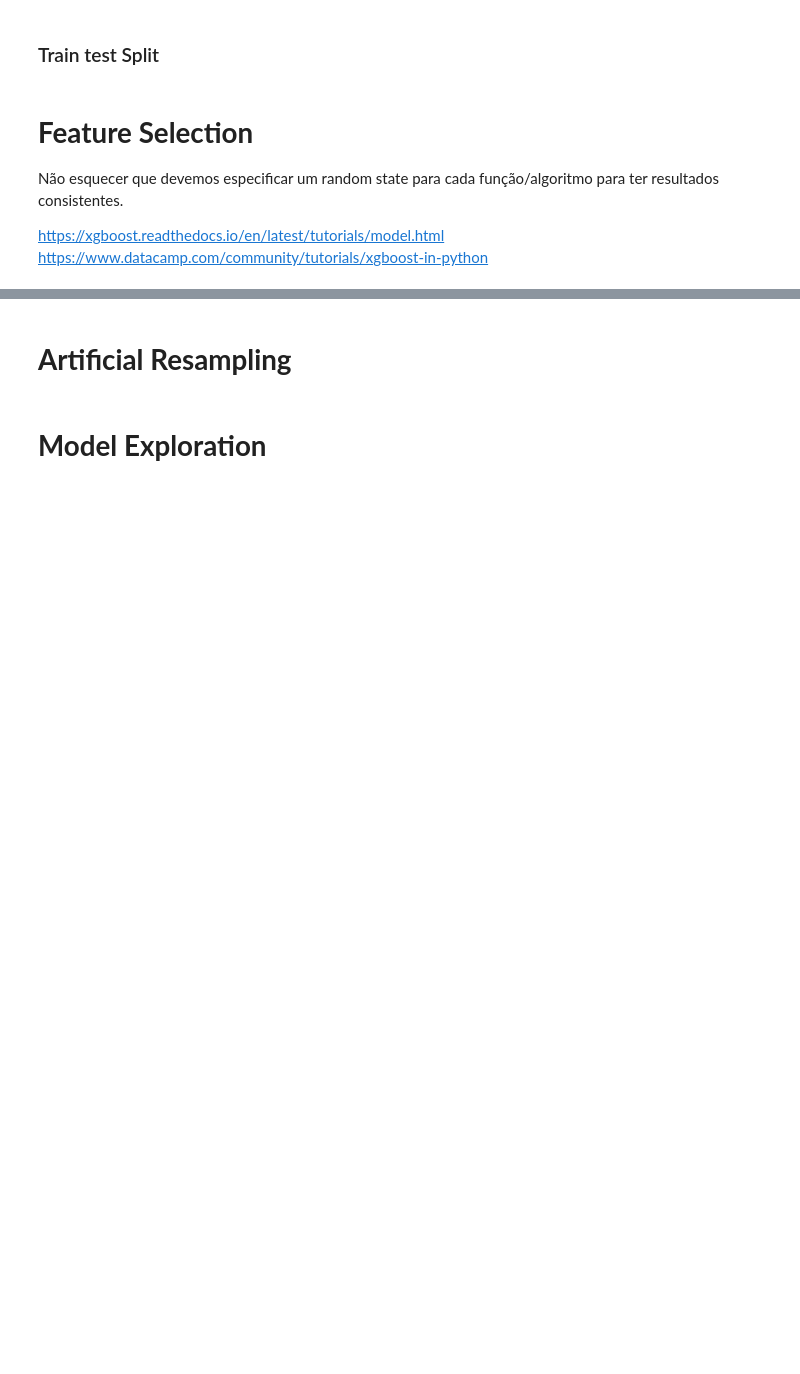
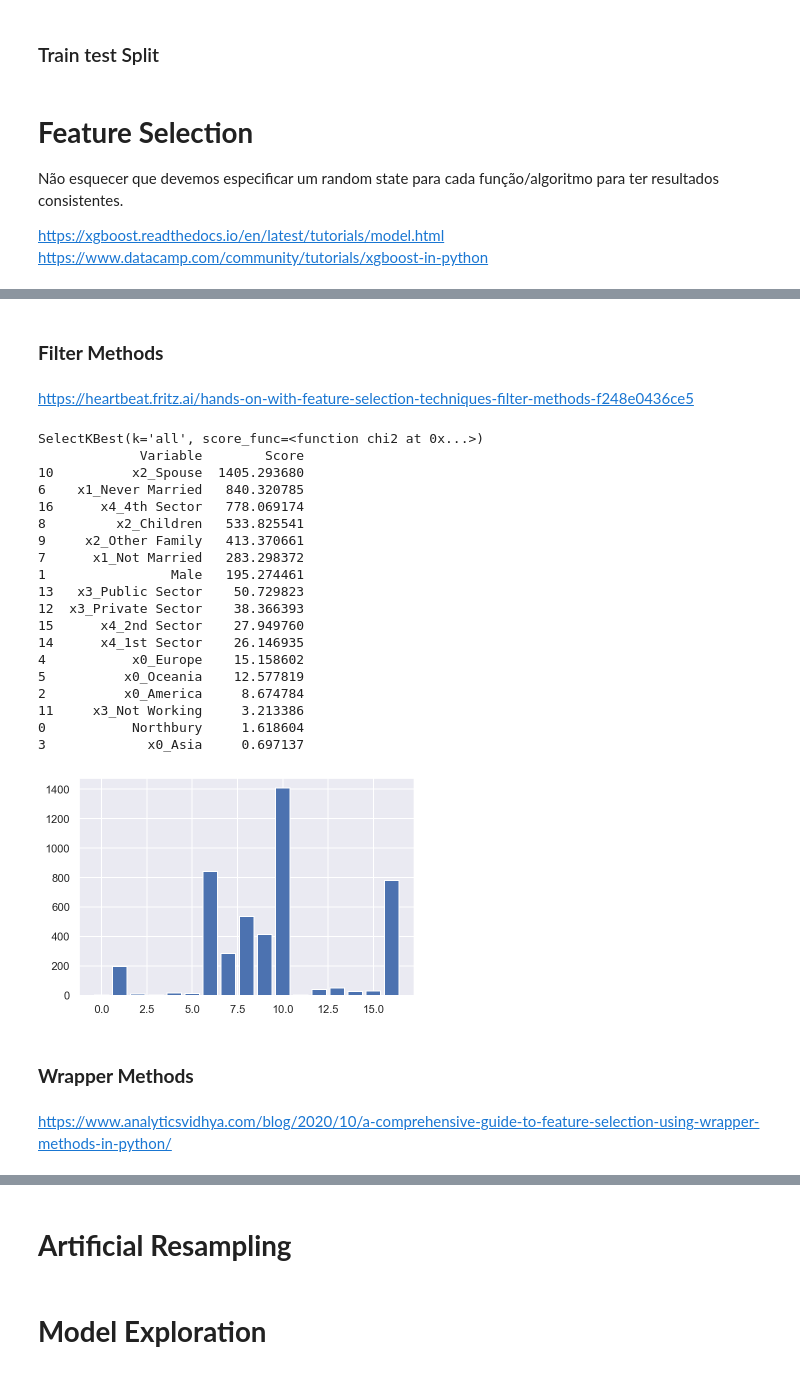
Before and after one commit to martaldsantos/newland_project, a Jupyter notebook: ML_Project-checkpoint.ipynb, the cells around one changed output, grey strips where cells are left out. Drawn from its saved outputs; the diff is of its cells as text; code cells hidden in the pictures; blank space fills up the shorter version.

Commit message:
Organizada um pouco mais a feature selection

```diff
--- a/ML_Project-checkpoint.ipynb
+++ b/ML_Project-checkpoint.ipynb
@@ -1104,3 +1140,46 @@ plot_importance(coef_ElasticNet, 'ElasticNet')
+# %% [markdown]
+### **Filter Methods**
+# %% [markdown]
+https://heartbeat.fritz.ai/hands-on-with-feature-selection-techniques-filter-methods-f248e0436ce5
+# %%
+# não mexam nisto tenho quase a certeza absoluta que funciona e que e assim que se faz mas vou pesquizar melhor
+fs = SelectKBest(score_func=chi2, k='all')
+fs.fit(X_train_Original[binary_original], y_train)
+X_train_fs = fs.transform(X_train_Original[binary_original])
+names=list(X_train_Original[binary_original].columns)
+print(fs)
+
+df_scores_chi2 = pd.DataFrame(list(zip(names, fs.scores_)), columns =['Variable', 'Score']).sort_values(by = ["Score"], ascending = False)
+print(df_scores_chi2)
+
+# plot the scores
+plt.bar([i for i in range(len(fs.scores_))], fs.scores_)
+plt.show()
+# %% [output]
+SelectKBest(k='all', score_func=<function chi2 at 0x...>)
+             Variable        Score
+10          x2_Spouse  1405.293680
+6    x1_Never Married   840.320785
+16      x4_4th Sector   778.069174
+8         x2_Children   533.825541
+9     x2_Other Family   413.370661
+7      x1_Not Married   283.298372
+1                Male   195.274461
+13   x3_Public Sector    50.729823
+12  x3_Private Sector    38.366393
+15      x4_2nd Sector    27.949760
+14      x4_1st Sector    26.146935
+4           x0_Europe    15.158602
+5          x0_Oceania    12.577819
+2          x0_America     8.674784
+11     x3_Not Working     3.213386
+0           Northbury     1.618604
+3             x0_Asia     0.697137
+[figure, added]
+# %% [markdown]
+### **Wrapper Methods**
+# %% [markdown]
+https://www.analyticsvidhya.com/blog/2020/10/a-comprehensive-guide-to-feature-selection-using-wrapper-methods-in-python/
 # %%
 ################Qnd decidirmos se utilizamos isto passar os imports pa cima################
 
```
Also changed, not shown: parts of 58 cells of this notebook, 4 other files.
